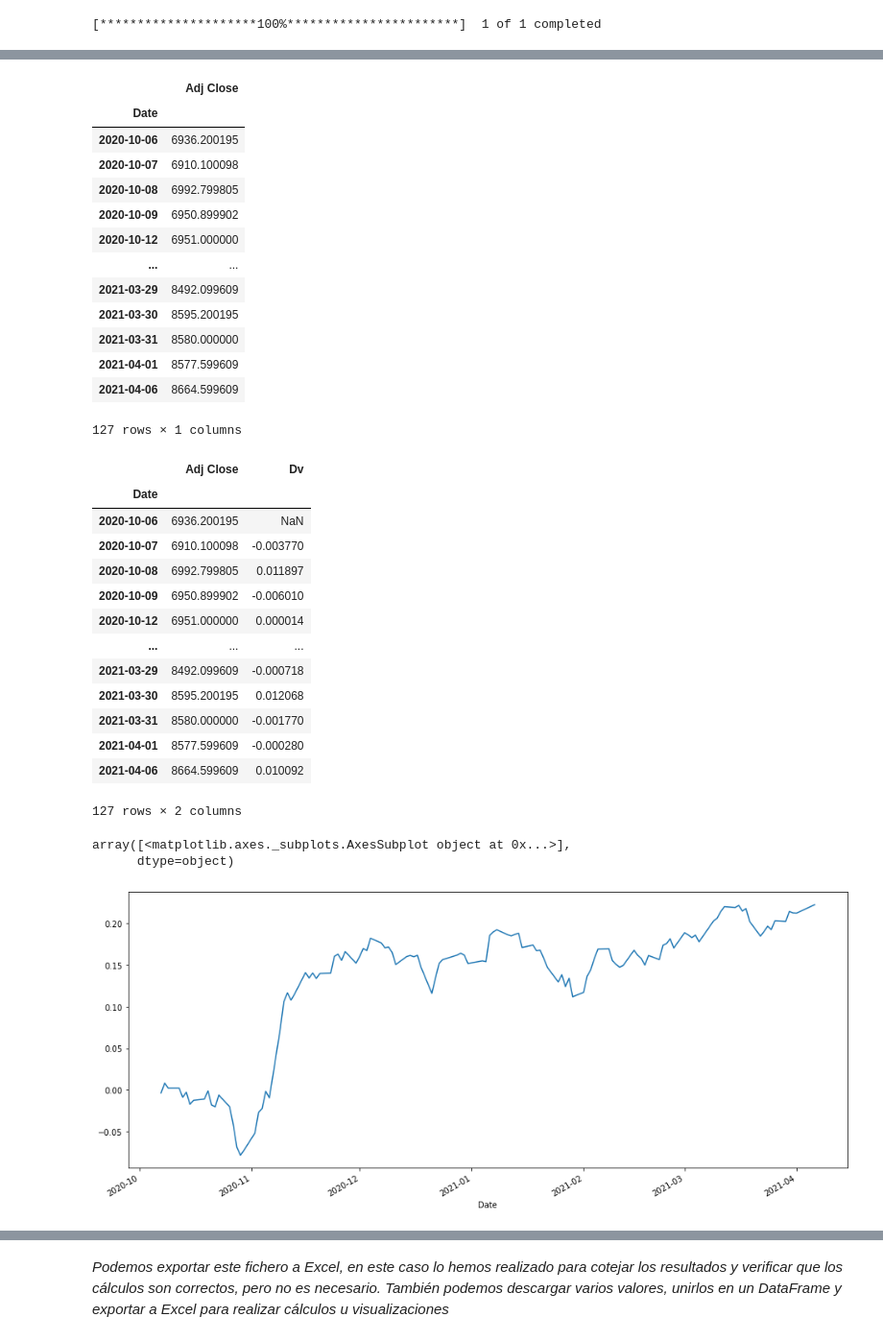
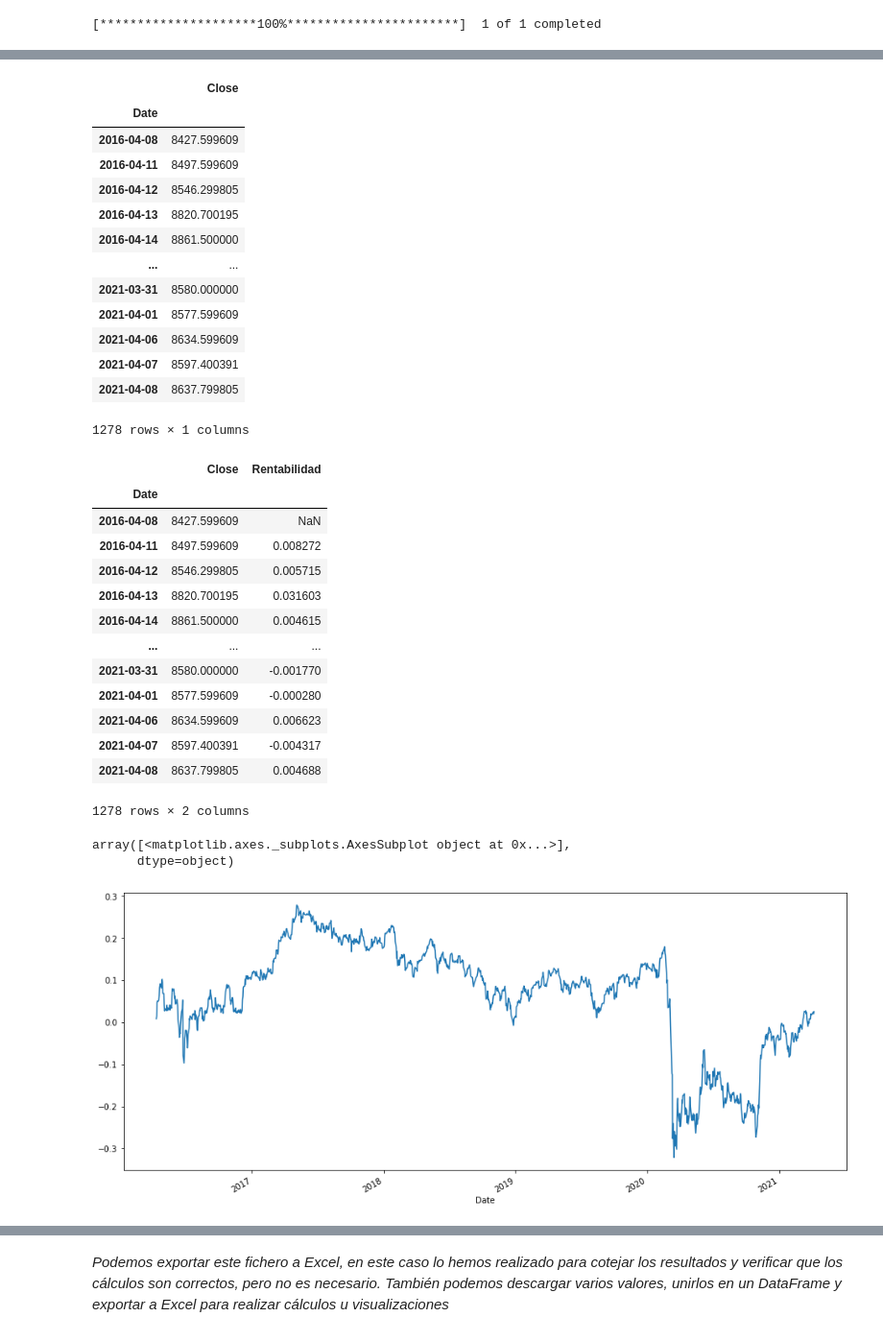
Before and after one commit to RebecaGa/TFG---URJC-2020-2021, a Jupyter notebook: 15. Cálculo Beta de Empresas Cotizadas.ipynb, the cells around one changed output, grey strips where cells are left out. Shown at 96% size. Saved outputs shown, nothing was run; the diff lists cells and outputs as text; code cells hidden in the pictures.

```diff
--- a/15. Cálculo Beta de Empresas Cotizadas.ipynb
+++ b/15. Cálculo Beta de Empresas Cotizadas.ipynb
@@ -126,7 +127,7 @@ array([<matplotlib.axes._subplots.AxesSubplot object at 0x...>],
 
 *Ahora, vamos a hacer lo mismo pero con el índice de referencia, en este caso **IBEX35**. Hay que tener en cuenta que podemos hacerlo con cualquiera de los índices que están publicados*
 # %%
-mercado = yf.download("^IBEX", period = '6mo')
+mercado = yf.download("^IBEX", period = '5y')
 mercado = pd.DataFrame(mercado)
 # %% [output]
 [*********************100%***********************]  1 of 1 completed
@@ -150,45 +151,45 @@ mercado
 # %%
-mercado = mercado.loc[:,["Adj Close"]]
+mercado = mercado.loc[:,["Close"]]
 # %%
 mercado
 # %% [output]
-|  | Adj Close |
+|  | Close |
 | Date |  |
-| 2020-10-06 | 6936.200195 |
-| 2020-10-07 | 6910.100098 |
-| 2020-10-08 | 6992.799805 |
-| 2020-10-09 | 6950.899902 |
-| 2020-10-12 | 6951.000000 |
+| 2016-04-08 | 8427.599609 |
+| 2016-04-11 | 8497.599609 |
+| 2016-04-12 | 8546.299805 |
+| 2016-04-13 | 8820.700195 |
+| 2016-04-14 | 8861.500000 |
 | ... | ... |
-| 2021-03-29 | 8492.099609 |
-| 2021-03-30 | 8595.200195 |
 | 2021-03-31 | 8580.000000 |
 | 2021-04-01 | 8577.599609 |
-| 2021-04-06 | 8664.599609 |
+| 2021-04-06 | 8634.599609 |
+| 2021-04-07 | 8597.400391 |
+| 2021-04-08 | 8637.799805 |
-127 rows × 1 columns
+1278 rows × 1 columns
 # %%
-mercado["Dv"] = np.log( mercado / mercado.shift(1))
+mercado["Rentabilidad"] = np.log( mercado / mercado.shift(1))
 # %%
 mercado
 # %% [output]
-|  | Adj Close | Dv |
+|  | Close | Rentabilidad |
 | Date |  |  |
-| 2020-10-06 | 6936.200195 | NaN |
-| 2020-10-07 | 6910.100098 | -0.003770 |
-| 2020-10-08 | 6992.799805 | 0.011897 |
-| 2020-10-09 | 6950.899902 | -0.006010 |
-| 2020-10-12 | 6951.000000 | 0.000014 |
+| 2016-04-08 | 8427.599609 | NaN |
+| 2016-04-11 | 8497.599609 | 0.008272 |
+| 2016-04-12 | 8546.299805 | 0.005715 |
+| 2016-04-13 | 8820.700195 | 0.031603 |
+| 2016-04-14 | 8861.500000 | 0.004615 |
 | ... | ... | ... |
-| 2021-03-29 | 8492.099609 | -0.000718 |
-| 2021-03-30 | 8595.200195 | 0.012068 |
 | 2021-03-31 | 8580.000000 | -0.001770 |
 | 2021-04-01 | 8577.599609 | -0.000280 |
-| 2021-04-06 | 8664.599609 | 0.010092 |
+| 2021-04-06 | 8634.599609 | 0.006623 |
+| 2021-04-07 | 8597.400391 | -0.004317 |
+| 2021-04-08 | 8637.799805 | 0.004688 |
-127 rows × 2 columns
+1278 rows × 2 columns
 # %%
-mercado['Dv'].cumsum().plot(subplots=True,figsize=(16,7))
+mercado['Rentabilidad'].cumsum().plot(subplots=True,figsize=(16,7))
 # %% [output]
 array([<matplotlib.axes._subplots.AxesSubplot object at 0x...>],
       dtype=object)
-[figure, old version]
+[figure, new version]
 # %% [markdown]
```
Also changed, not shown: parts of 37 cells of this notebook, 2 other files.
